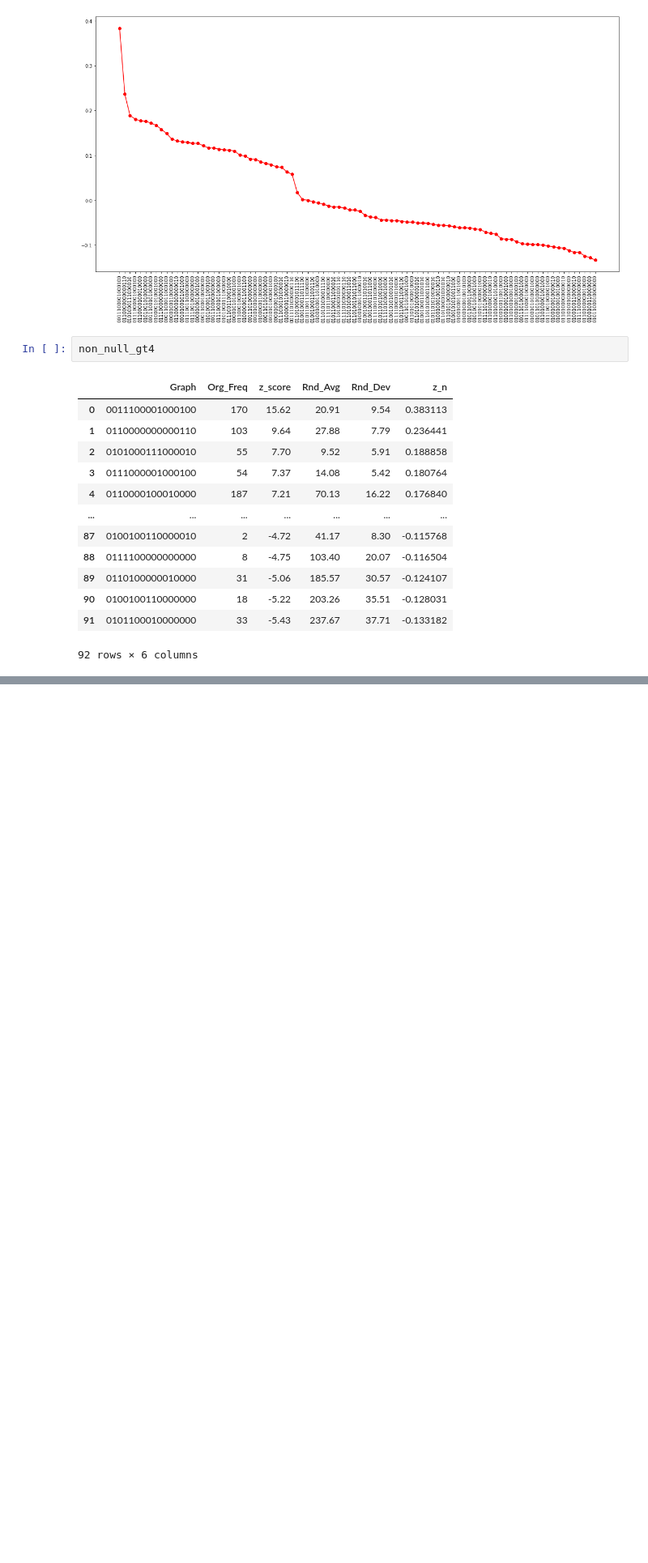
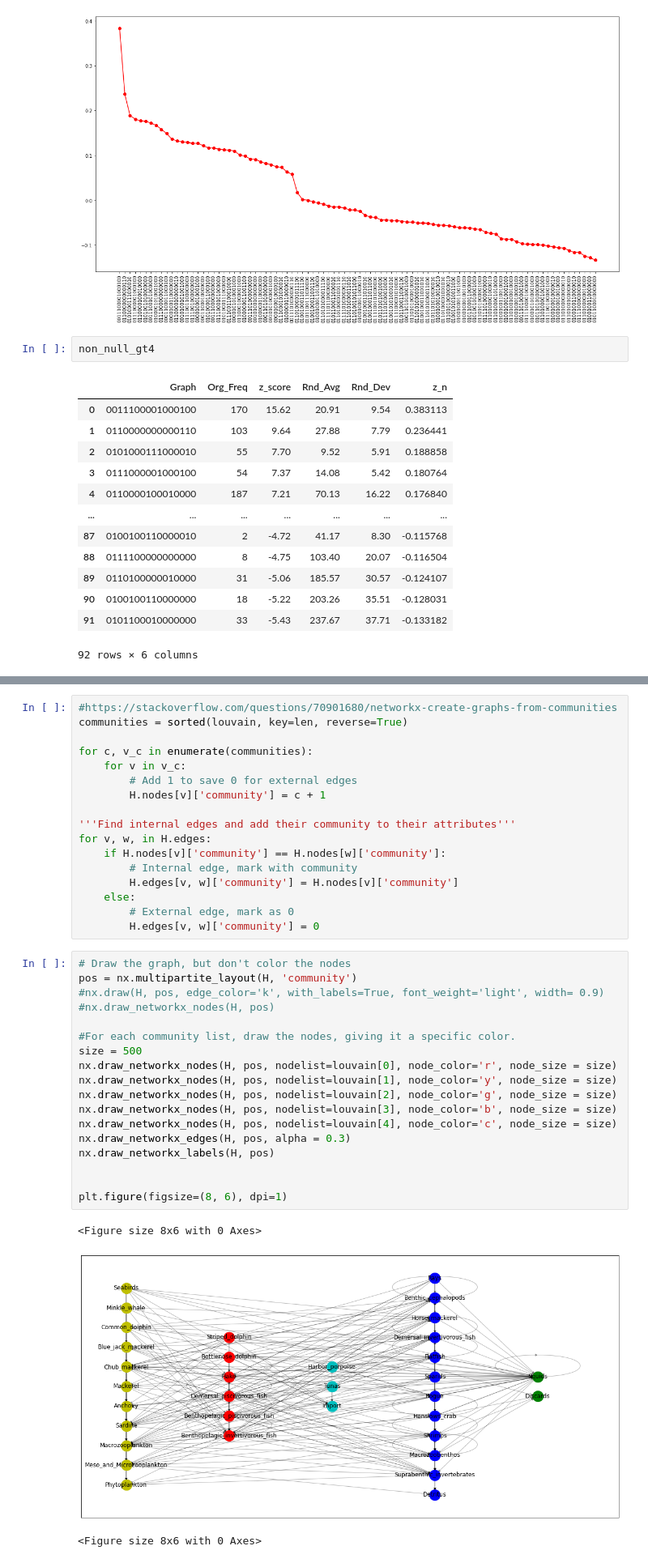
Before and after one commit to AJSRocha/msc_ds_network_science, a Jupyter notebook: project.ipynb, the cells around one changed output, grey strips where cells are left out. Shown at 81% size. Cells and saved outputs as stored; diff of their text form; blank space fills up the shorter version.

```diff
--- a/project.ipynb
+++ b/project.ipynb
@@ -645,0 +848,39 @@ non_null_gt4
+# %%
+#https://stackoverflow.com/questions/70901680/networkx-create-graphs-from-communities
+communities = sorted(louvain, key=len, reverse=True)
+
+for c, v_c in enumerate(communities):
+    for v in v_c:
+        # Add 1 to save 0 for external edges
+        H.nodes[v]['community'] = c + 1
+
+'''Find internal edges and add their community to their attributes'''
+for v, w, in H.edges:
+    if H.nodes[v]['community'] == H.nodes[w]['community']:
+        # Internal edge, mark with community
+        H.edges[v, w]['community'] = H.nodes[v]['community']
+    else:
+        # External edge, mark as 0
+        H.edges[v, w]['community'] = 0
+# %%
+# Draw the graph, but don't color the nodes
+pos = nx.multipartite_layout(H, 'community')
+#nx.draw(H, pos, edge_color='k', with_labels=True, font_weight='light', width= 0.9)
+#nx.draw_networkx_nodes(H, pos)
+
+#For each community list, draw the nodes, giving it a specific color.
+size = 500
+nx.draw_networkx_nodes(H, pos, nodelist=louvain[0], node_color='r', node_size = size)
+nx.draw_networkx_nodes(H, pos, nodelist=louvain[1], node_color='y', node_size = size)
+nx.draw_networkx_nodes(H, pos, nodelist=louvain[2], node_color='g', node_size = size)
+nx.draw_networkx_nodes(H, pos, nodelist=louvain[3], node_color='b', node_size = size)
+nx.draw_networkx_nodes(H, pos, nodelist=louvain[4], node_color='c', node_size = size)
+nx.draw_networkx_edges(H, pos, alpha = 0.3)
+nx.draw_networkx_labels(H, pos)
+
+
+plt.figure(figsize=(8, 6), dpi=1)
+# %% [output]
+<Figure size 8x6 with 0 Axes>
+[figure, added]
+<Figure size 8x6 with 0 Axes>
```
Also changed, not shown: parts of 27 cells of this notebook.
